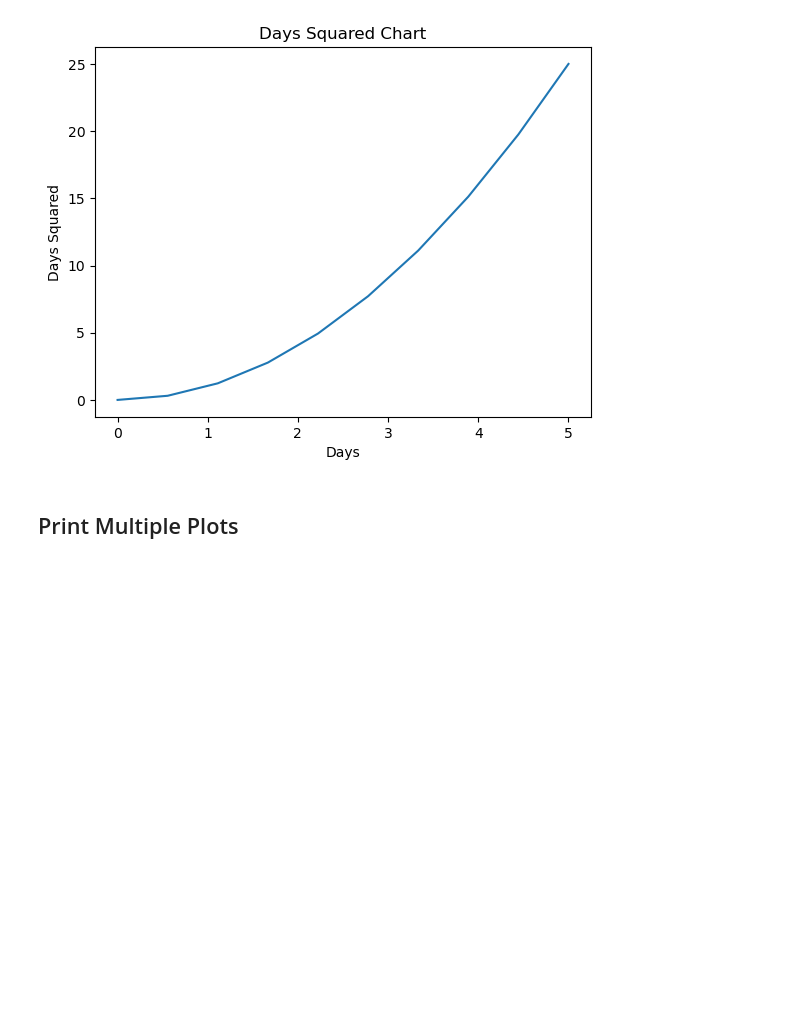
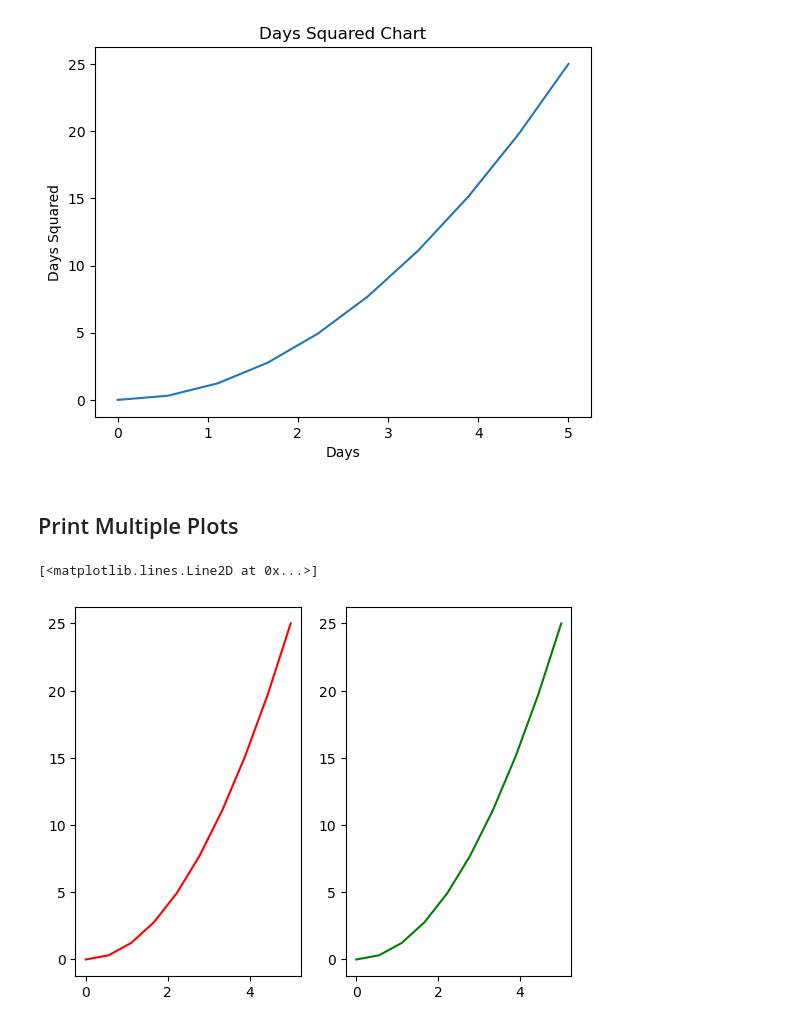
Before and after one commit to r00kieBlinder/Matplotlib-r00kie, a Jupyter notebook: matplotlib_tutorial.ipynb, the cells around one changed output. Saved outputs shown, nothing was run; the diff lists cells and outputs as text; code cells hidden in the pictures; blank space fills up the shorter version.

```diff
--- a/matplotlib_tutorial.ipynb
+++ b/matplotlib_tutorial.ipynb
@@ -23,3 +23,11 @@ Text(0, 0.5, 'Days Squared')
 [figure]
 # %% [markdown]
 ## Print Multiple Plots
+# %%
+plt.subplot(1, 2, 1)
+plt.plot(x_1, y_1, 'r')
+plt.subplot(1, 2, 2)
+plt.plot(x_1, y_1, 'g')
+# %% [output]
+[<matplotlib.lines.Line2D at 0x...>]
+[figure, added]
```
Also changed, not shown: parts of 5 cells of this notebook.
